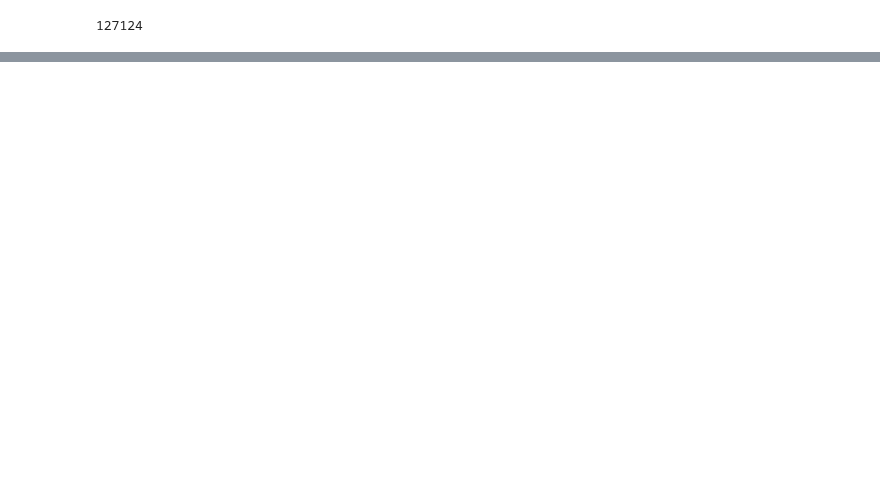
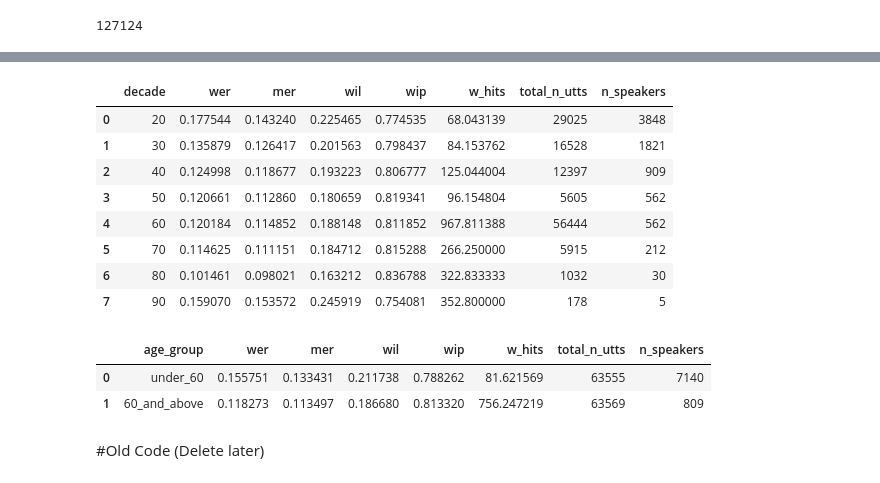
Before and after one commit to Vinithkuruppu/ASR-Elder, a Jupyter notebook: asr_eval.ipynb, the cells around one changed output, grey strips where cells are left out. Cells and saved outputs as stored; diff of their text form; code cells hidden in the pictures; blank space fills up the shorter version.

```diff
--- a/asr_eval.ipynb
+++ b/asr_eval.ipynb
@@ -133 +419,55 @@ well the girl is telling the boy to get the cookies down but dont tell your moth
+# %%
+metrics = ["wer", "mer", "wil", "wip", "w_hits"]
+decades = pd.Index([20, 30, 40, 50, 60, 70, 80, 90], name="decade")
+age_order = pd.Index(["under_60", "60_and_above"], name="age_group")
+
+agg_map = {m: "mean" for m in metrics}
+agg_map.update({"n_utts": "sum", "client_id": pd.Series.nunique})
+
+avg_by_decade = (
+    metrics_spk
+      .groupby("decade", as_index=True)
+      .agg(agg_map)
+      .rename(columns={"n_utts": "total_n_utts", "client_id": "n_speakers"})
+      .reindex(decades)
+      .reset_index()
+)
+
+avg_by_decade[metrics] = avg_by_decade[metrics].round(6)
+# %%
+avg_by_decade
+# %% [output]
+|  | decade | wer | mer | wil | wip | w_hits | total_n_utts | n_speakers |
+| 0 | 20 | 0.177544 | 0.143240 | 0.225465 | 0.774535 | 68.043139 | 29025 | 3848 |
+| 1 | 30 | 0.135879 | 0.126417 | 0.201563 | 0.798437 | 84.153762 | 16528 | 1821 |
+| 2 | 40 | 0.124998 | 0.118677 | 0.193223 | 0.806777 | 125.044004 | 12397 | 909 |
+| 3 | 50 | 0.120661 | 0.112860 | 0.180659 | 0.819341 | 96.154804 | 5605 | 562 |
+| 4 | 60 | 0.120184 | 0.114852 | 0.188148 | 0.811852 | 967.811388 | 56444 | 562 |
+| 5 | 70 | 0.114625 | 0.111151 | 0.184712 | 0.815288 | 266.250000 | 5915 | 212 |
+| 6 | 80 | 0.101461 | 0.098021 | 0.163212 | 0.836788 | 322.833333 | 1032 | 30 |
+| 7 | 90 | 0.159070 | 0.153572 | 0.245919 | 0.754081 | 352.800000 | 178 | 5 |
+# %%
+metrics_spk["age_group"] = metrics_spk["age2"]
+
+# Unweighted means + totals + speaker count
+avg_2bins = (
+    metrics_spk
+      .groupby("age_group", as_index=True)
+      .agg({**{m: "mean" for m in metrics},
+            "n_utts": "sum",
+            "client_id": pd.Series.nunique})
+      .rename(columns={"n_utts": "total_n_utts", "client_id": "n_speakers"})
+      .reindex(age_order)
+      .reset_index()
+)
+avg_2bins[metrics] = avg_2bins[metrics].round(6)
+
+
+avg_2bins
+# %% [output]
+|  | age_group | wer | mer | wil | wip | w_hits | total_n_utts | n_speakers |
+| 0 | under_60 | 0.155751 | 0.133431 | 0.211738 | 0.788262 | 81.621569 | 63555 | 7140 |
+| 1 | 60_and_above | 0.118273 | 0.113497 | 0.186680 | 0.813320 | 756.247219 | 63569 | 809 |
+# %% [markdown]
+#Old Code (Delete later)
 # %%
```
Also changed, not shown: parts of 30 cells of this notebook.
